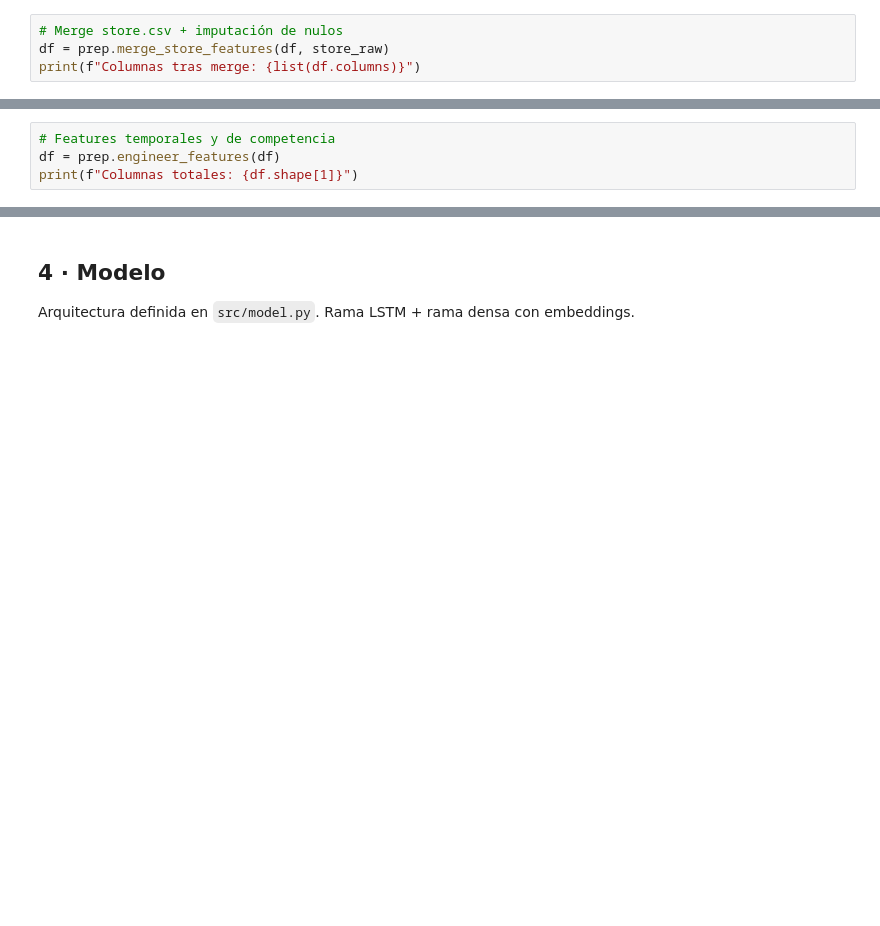
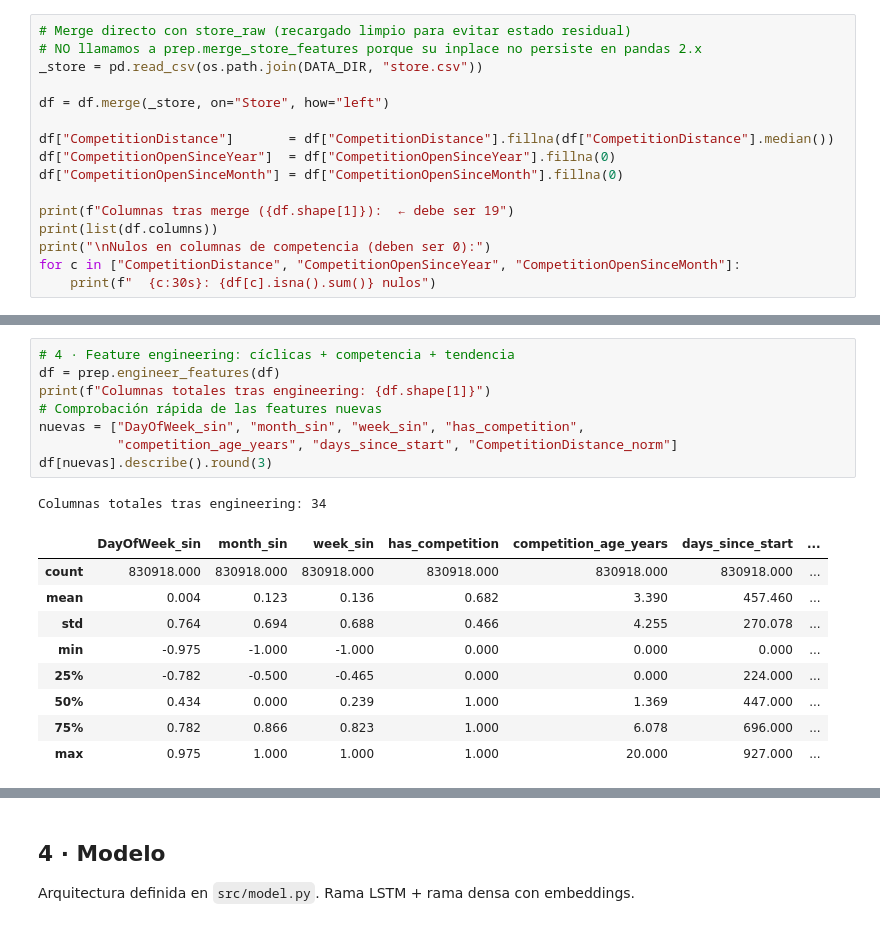
Before and after one commit to Romequinco/TAREA_ENTRADAS_HETEROGENEAS, a Jupyter notebook: notebooks/dani.ipynb, the cells around one changed output, grey strips where cells are left out. Drawn from its saved outputs; the diff is of its cells as text; blank space fills up the shorter version.

```diff
--- a/notebooks/dani.ipynb
+++ b/notebooks/dani.ipynb
@@ -64,4 +155,16 @@ print(f"Filas tras clean_train: {len(df):,}  (eliminadas: {len(train_raw)-len(df
 # %%
-# Merge store.csv + imputación de nulos
-df = prep.merge_store_features(df, store_raw)
-print(f"Columnas tras merge: {list(df.columns)}")
+# Merge directo con store_raw (recargado limpio para evitar estado residual)
+# NO llamamos a prep.merge_store_features porque su inplace no persiste en pandas 2.x
+_store = pd.read_csv(os.path.join(DATA_DIR, "store.csv"))
+
+df = df.merge(_store, on="Store", how="left")
+
+df["CompetitionDistance"]       = df["CompetitionDistance"].fillna(df["CompetitionDistance"].median())
+df["CompetitionOpenSinceYear"]  = df["CompetitionOpenSinceYear"].fillna(0)
+df["CompetitionOpenSinceMonth"] = df["CompetitionOpenSinceMonth"].fillna(0)
+
+print(f"Columnas tras merge ({df.shape[1]}):  ← debe ser 19")
+print(list(df.columns))
+print("\nNulos en columnas de competencia (deben ser 0):")
+for c in ["CompetitionDistance", "CompetitionOpenSinceYear", "CompetitionOpenSinceMonth"]:
+    print(f"  {c:30s}: {df[c].isna().sum()} nulos")
@@ -72,4 +192,19 @@ print(f"Encoders: {list(cat_encoders.keys())}")
 # %%
-# Features temporales y de competencia
+# 4 · Feature engineering: cíclicas + competencia + tendencia
 df = prep.engineer_features(df)
-print(f"Columnas totales: {df.shape[1]}")
+print(f"Columnas totales tras engineering: {df.shape[1]}")
+# Comprobación rápida de las features nuevas
+nuevas = ["DayOfWeek_sin", "month_sin", "week_sin", "has_competition",
+          "competition_age_years", "days_since_start", "CompetitionDistance_norm"]
+df[nuevas].describe().round(3)
+# %% [output]
+Columnas totales tras engineering: 34
+|  | DayOfWeek_sin | month_sin | week_sin | has_competition | competition_age_years | days_since_start | ... |
+| count | 830918.000 | 830918.000 | 830918.000 | 830918.000 | 830918.000 | 830918.000 | ... |
+| mean | 0.004 | 0.123 | 0.136 | 0.682 | 3.390 | 457.460 | ... |
+| std | 0.764 | 0.694 | 0.688 | 0.466 | 4.255 | 270.078 | ... |
+| min | -0.975 | -1.000 | -1.000 | 0.000 | 0.000 | 0.000 | ... |
+| 25% | -0.782 | -0.500 | -0.465 | 0.000 | 0.000 | 224.000 | ... |
+| 50% | 0.434 | 0.000 | 0.239 | 1.000 | 1.369 | 447.000 | ... |
+| 75% | 0.782 | 0.866 | 0.823 | 1.000 | 6.078 | 696.000 | ... |
+| max | 0.975 | 1.000 | 1.000 | 1.000 | 20.000 | 927.000 | ... |
```
Also changed, not shown: parts of 28 cells of this notebook, 1 other file.
